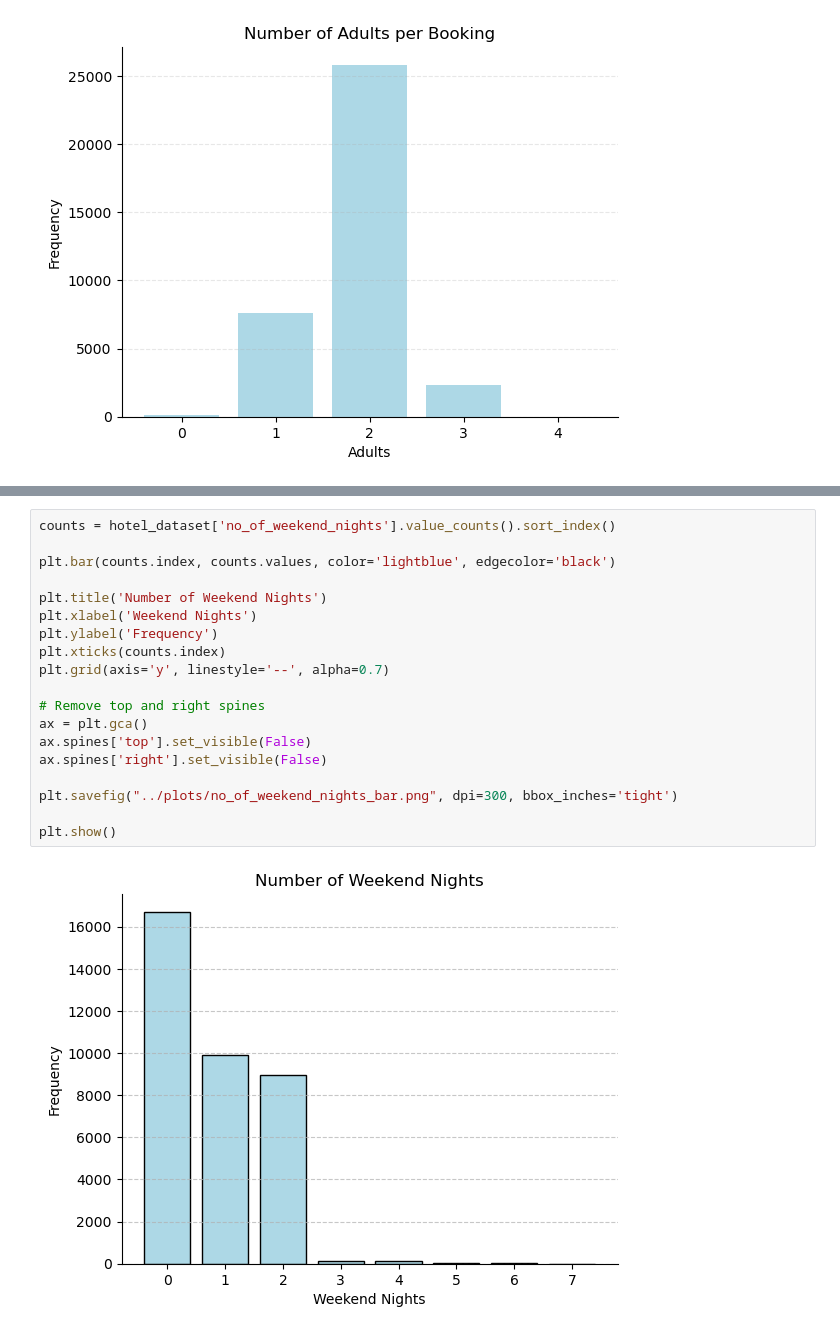
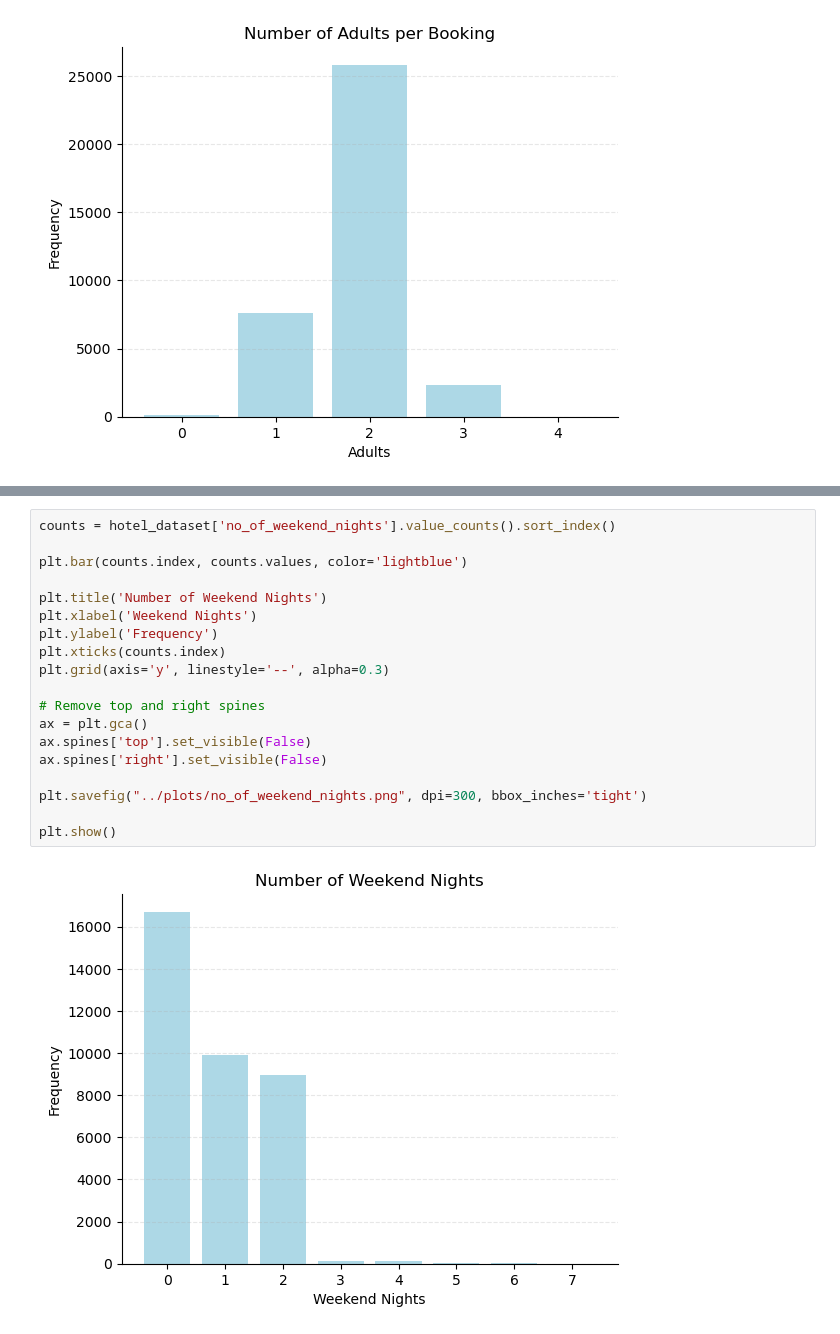
Before and after one commit to DmitriiZag/Hotel-Bookings, a Jupyter notebook: notebooks/data_visualization.ipynb, the cells around one changed output, grey strips where cells are left out. Saved outputs shown, nothing was run; the diff lists cells and outputs as text.

```diff
--- a/notebooks/data_visualization.ipynb
+++ b/notebooks/data_visualization.ipynb
@@ -52,21 +52,21 @@ plt.show()
 # %%
 counts = hotel_dataset['no_of_weekend_nights'].value_counts().sort_index()
 
-plt.bar(counts.index, counts.values, color='lightblue', edgecolor='black')
+plt.bar(counts.index, counts.values, color='lightblue')
 
 plt.title('Number of Weekend Nights')
 plt.xlabel('Weekend Nights')
 plt.ylabel('Frequency')
 plt.xticks(counts.index)
-plt.grid(axis='y', linestyle='--', alpha=0.7)
+plt.grid(axis='y', linestyle='--', alpha=0.3)
 
 # Remove top and right spines
 ax = plt.gca()
 ax.spines['top'].set_visible(False)
 ax.spines['right'].set_visible(False)
 
-plt.savefig("../plots/no_of_weekend_nights_bar.png", dpi=300, bbox_inches='tight')
+plt.savefig("../plots/no_of_weekend_nights.png", dpi=300, bbox_inches='tight')
 
 plt.show()
 # %% [output]
-[figure, old version]
+[figure, new version]
```
Also changed, not shown: parts of 1 cell of this notebook, 2 other files.
